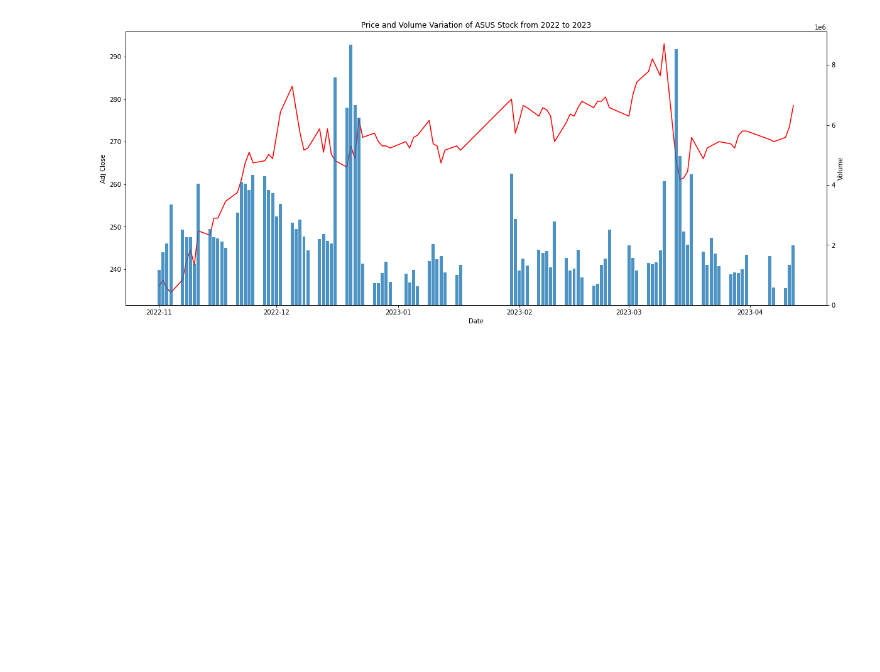
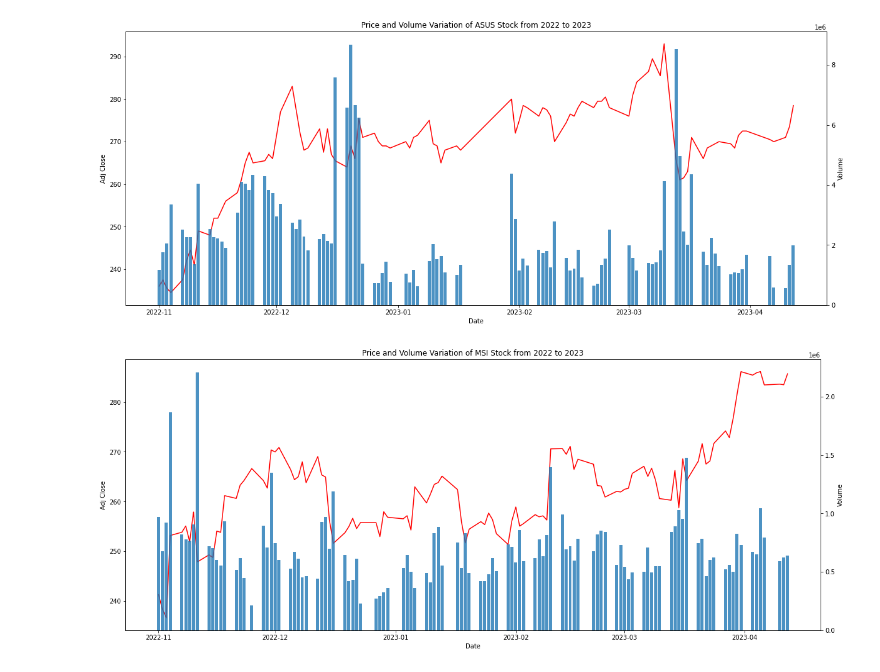
Before and after one commit to jeanmatheuss/GPU-stocks-price, a Jupyter notebook: gpu-prices.ipynb, the cells around one changed output. Drawn from its saved outputs; the diff is of its cells as text; code cells hidden in the pictures; blank space fills up the shorter version.

Commit message:
update-plots

```diff
--- a/gpu-prices.ipynb
+++ b/gpu-prices.ipynb
@@ -118,3 +118,7 @@ draw_plot(amd, '2022-11-01', '2023-04-17', 'AMD')
 draw_plot(asus, '2022-11-01', '2023-04-17', 'ASUS')
 # %% [output]
 [figure]
+# %%
+draw_plot(msi, '2022-11-01', '2023-04-17', 'MSI')
+# %% [output]
+[figure, added]
```
Also changed, not shown: parts of 1 cell of this notebook.
